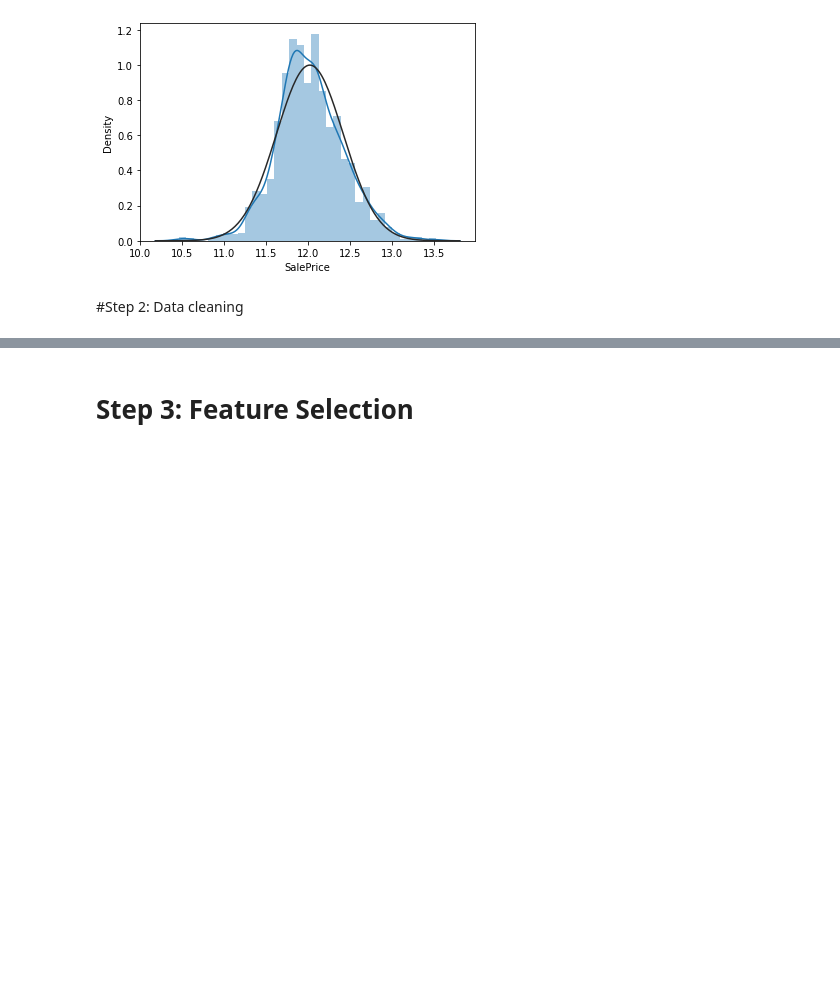
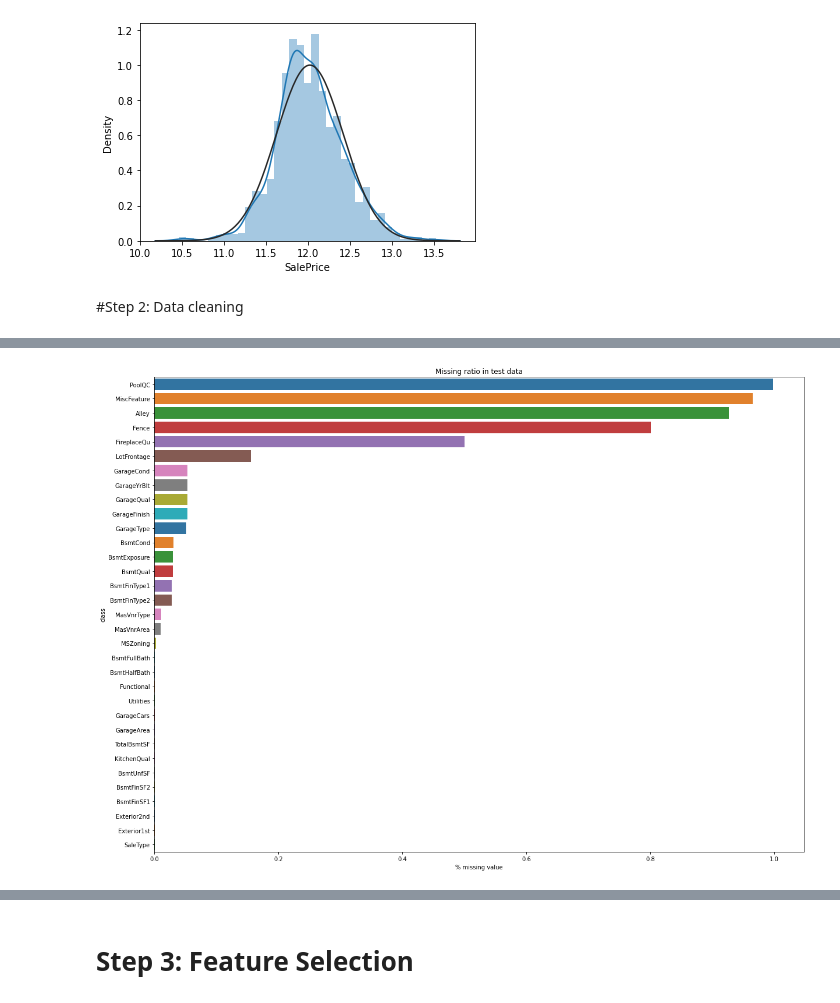
Before and after one commit to team-ida-winx-enchantix/house-price-regression, a Jupyter notebook: srcs/baseline.ipynb, the cells around one changed output, grey strips where cells are left out. Cells and saved outputs as stored; diff of their text form; code cells hidden in the pictures; blank space fills up the shorter version.

```diff
--- a/srcs/baseline.ipynb
+++ b/srcs/baseline.ipynb
@@ -210,0 +258,19 @@ sns.distplot(np.log(train_df['SalePrice']), fit=stats.norm);
+# %%
+"""
+Kiem tra missing value percentage tren tap test
+"""
+test_cols = {'class': [], '% missing value': []}
+
+missing_features =[f for f in test_df.columns if test_df[f].isnull().sum()>0]
+for feature in missing_features:
+    test_cols['class'].append(feature)
+    test_cols['% missing value'].append(test_df[feature].isnull().mean())
+
+
+test_mis_data = pd.DataFrame.from_dict(test_cols)
+test_mis_data.sort_values(by='% missing value',inplace=True,ascending=False)
+fig, ax = plt.subplots(figsize=(20,15))
+sns.barplot(ax=ax,y='class',x='% missing value',data=test_mis_data,palette="tab10")
+ax.set_title("Missing ratio in test data");
+# %% [output]
+[figure, added]
```
Also changed, not shown: parts of 31 cells of this notebook.
